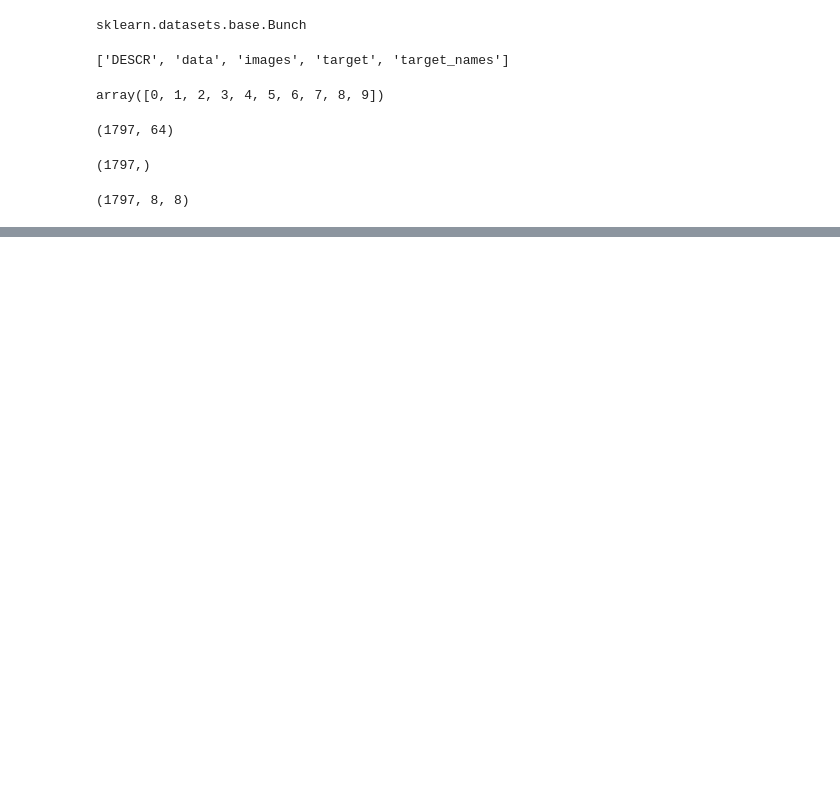
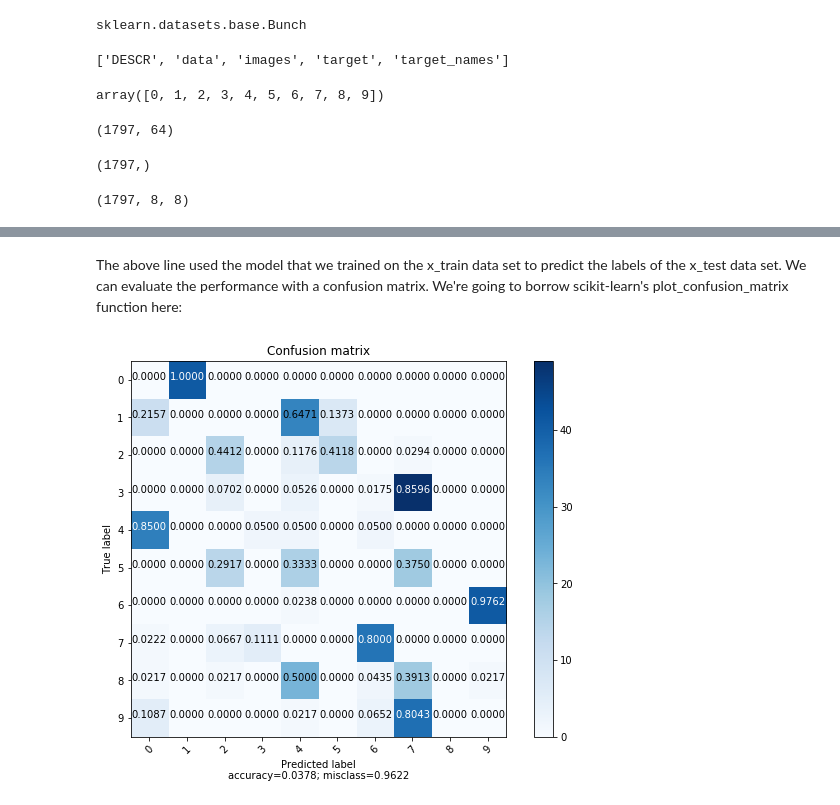
Before and after one commit to alecglen/bcb_python_workshop, a Jupyter notebook: bcb_python_workshop_2018.ipynb, the cells around one changed output, grey strips where cells are left out. Drawn from its saved outputs; the diff is of its cells as text; code cells hidden in the pictures; blank space fills up the shorter version.

```diff
--- a/bcb_python_workshop_2018.ipynb
+++ b/bcb_python_workshop_2018.ipynb
@@ -171,0 +228,2 @@ for index, (image, label) in enumerate(image_label_list[:8]):
+# %% [markdown]
+The above line used the model that we trained on the x_train data set to predict the labels of the x_test data set. We can evaluate the performance with a confusion matrix. We're going to borrow scikit-learn's plot_confusion_matrix function here:
@@ -171,0 +282,11 @@ for index, (image, label) in enumerate(image_label_list[:8]):
+# %%
+from sklearn.metrics import confusion_matrix
+
+
+labels = [i for i in range(10)]
+k_means_cm = confusion_matrix(y_test, y_pred_k_means, labels)
+
+
+plot_confusion_matrix(k_means_cm, labels)
+# %% [output]
+[figure, added]
```
Also changed, not shown: parts of 16 cells of this notebook.
